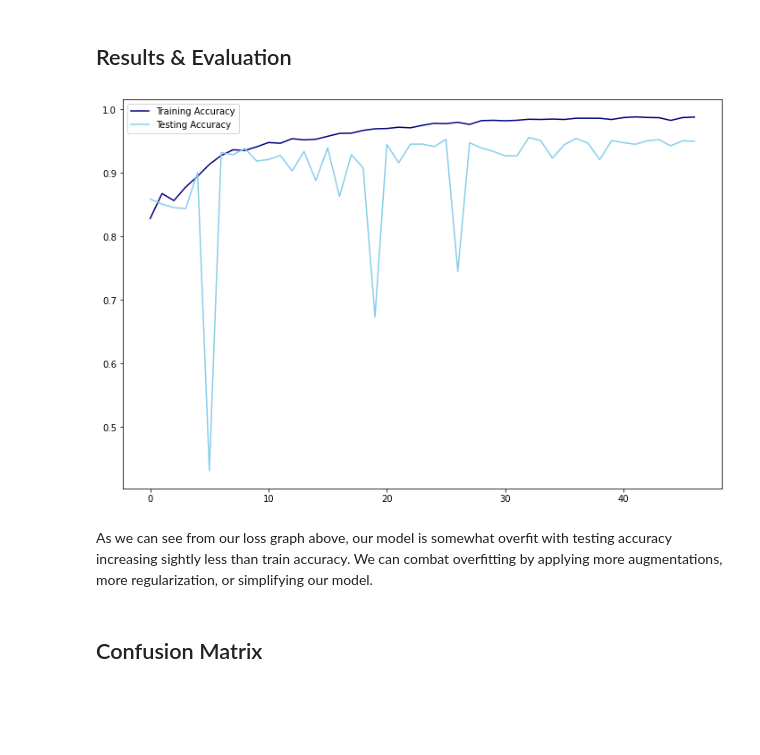
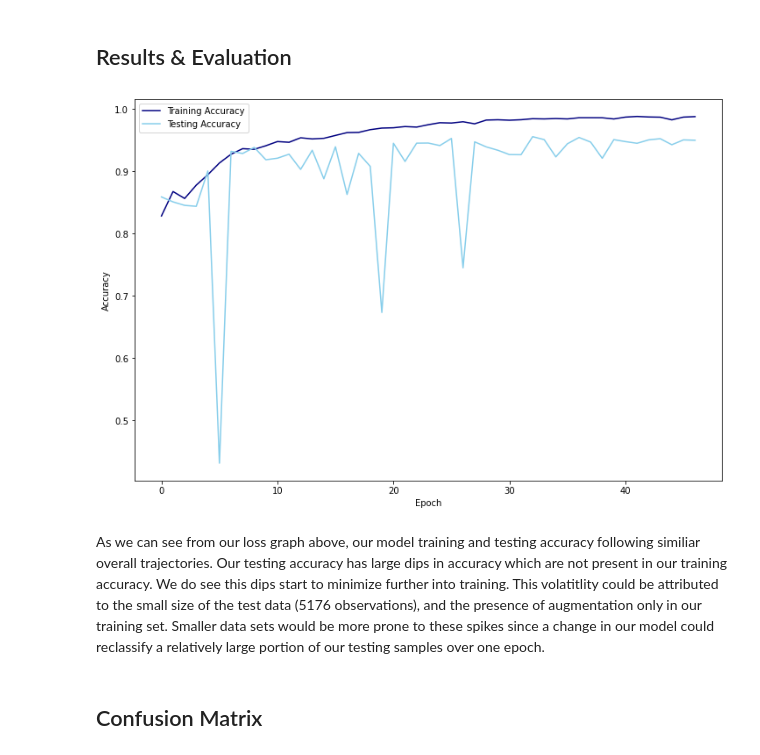
Before and after one commit to jmce619/SpeciesRecognition, a Jupyter notebook: code/SpeciesRecognitionSelectiveSearch.ipynb, the cells around one changed output. Saved outputs shown, nothing was run; the diff lists cells and outputs as text; code cells hidden in the pictures; blank space fills up the shorter version.

```diff
--- a/code/SpeciesRecognitionSelectiveSearch.ipynb
+++ b/code/SpeciesRecognitionSelectiveSearch.ipynb
@@ -875,14 +876,16 @@ Epoch 00047: early stopping
 # %%
 train_loss=history1.history['binary_accuracy']
 test_loss=history1.history['val_binary_accuracy']
 plt.figure(figsize=(12,8))
 plt.plot(train_loss,label='Training Accuracy', color='navy')
 plt.plot(test_loss,label='Testing Accuracy',color='skyblue')
+plt.xlabel('Epoch')
+plt.ylabel('Accuracy')
 plt.legend();
 # %% [output]
-[figure, old version]
+[figure, new version]
-# %% [markdown]
-As we can see from our loss graph above, our model is somewhat overfit with testing accuracy increasing sightly less than train accuracy. We can combat overfitting by applying more augmentations, more regularization, or simplifying our model.
+# %% [markdown]
+As we can see from our loss graph above, our model training and testing accuracy following similiar overall trajectories. Our testing accuracy has large dips in accuracy which are not present in our training accuracy. We do see this dips start to minimize further into training. This volatitlity could be attributed to the small size of the test data (5176 observations), and the presence of augmentation only in our training set. Smaller data sets would be more prone to these spikes since a change in our model could reclassify a relatively large portion of our testing samples over one epoch.
 # %%
 preds=cnn.predict(X_test)
 test2=pd.DataFrame(y_test)
```
Also changed, not shown: parts of 83 cells of this notebook, 1 other file.
